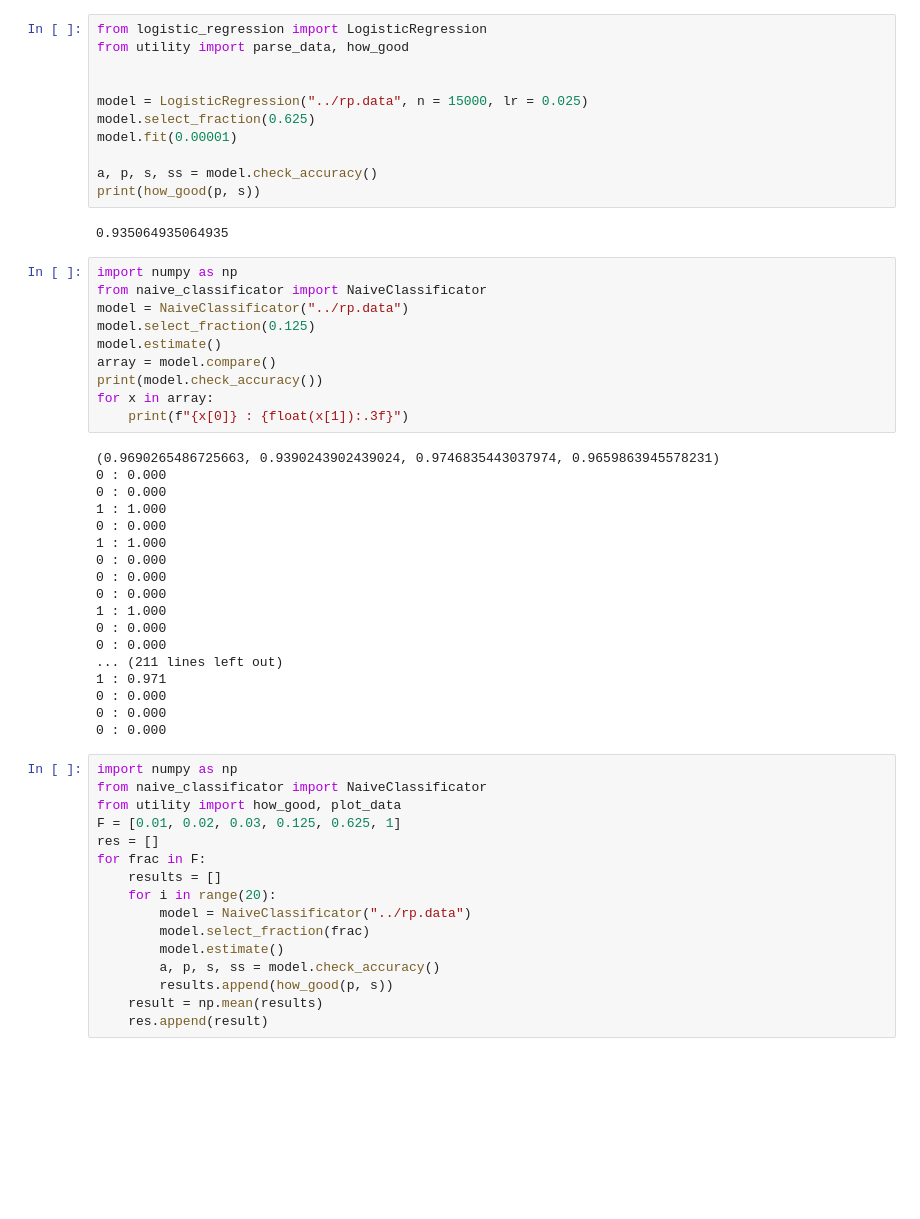
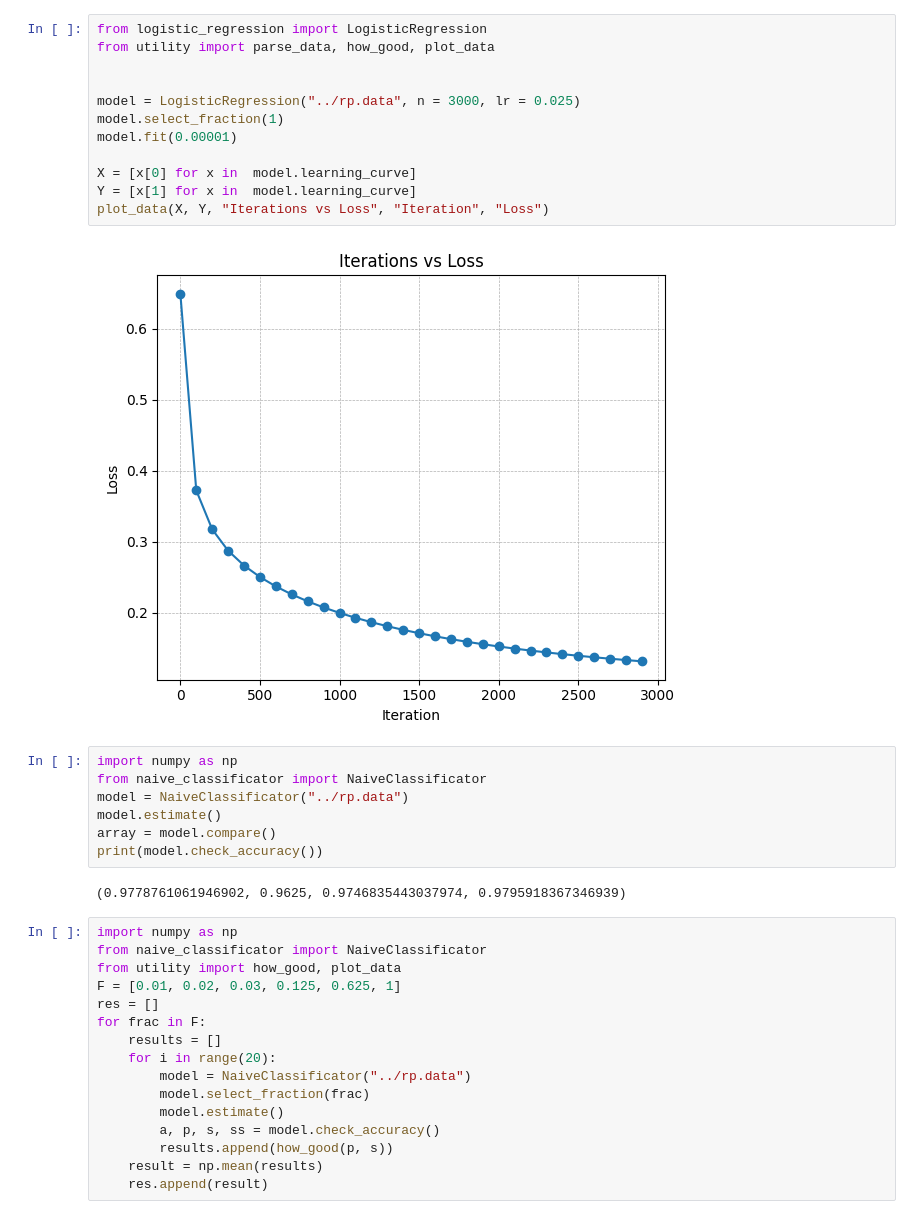
Before and after one commit to xAsylum/classification, a Jupyter notebook: code/classification.ipynb, the cells around one changed output. Drawn from its saved outputs; the diff is of its cells as text; blank space fills up the shorter version.

```diff
--- a/code/classification.ipynb
+++ b/code/classification.ipynb
@@ -1,44 +18,26 @@
 # %%
 from logistic_regression import LogisticRegression
-from utility import parse_data, how_good
+from utility import parse_data, how_good, plot_data
 
 
-model = LogisticRegression("../rp.data", n = 15000, lr = 0.025)
-model.select_fraction(0.625)
+model = LogisticRegression("../rp.data", n = 3000, lr = 0.025)
+model.select_fraction(1)
 model.fit(0.00001)
 
-a, p, s, ss = model.check_accuracy()
-print(how_good(p, s))
+X = [x[0] for x in  model.learning_curve]
+Y = [x[1] for x in  model.learning_curve]
+plot_data(X, Y, "Iterations vs Loss", "Iteration", "Loss")
 # %% [output]
-0.935064935064935
+[figure, added]
 # %%
 import numpy as np
 from naive_classificator import NaiveClassificator
 model = NaiveClassificator("../rp.data")
-model.select_fraction(0.125)
 model.estimate()
 array = model.compare()
 print(model.check_accuracy())
-for x in array:
-    print(f"{x[0]} : {float(x[1]):.3f}")
 # %% [output]
-(0.9690265486725663, 0.9390243902439024, 0.9746835443037974, 0.9659863945578231)
-0 : 0.000
-0 : 0.000
-1 : 1.000
-0 : 0.000
-1 : 1.000
-0 : 0.000
-0 : 0.000
-0 : 0.000
-1 : 1.000
-0 : 0.000
-0 : 0.000
-... (211 lines left out)
-1 : 0.971
-0 : 0.000
-0 : 0.000
-0 : 0.000
+(0.9778761061946902, 0.9625, 0.9746835443037974, 0.9795918367346939)
 # %%
 import numpy as np
 from naive_classificator import NaiveClassificator
```
Also changed, not shown: parts of 5 cells of this notebook, 18 other files.
